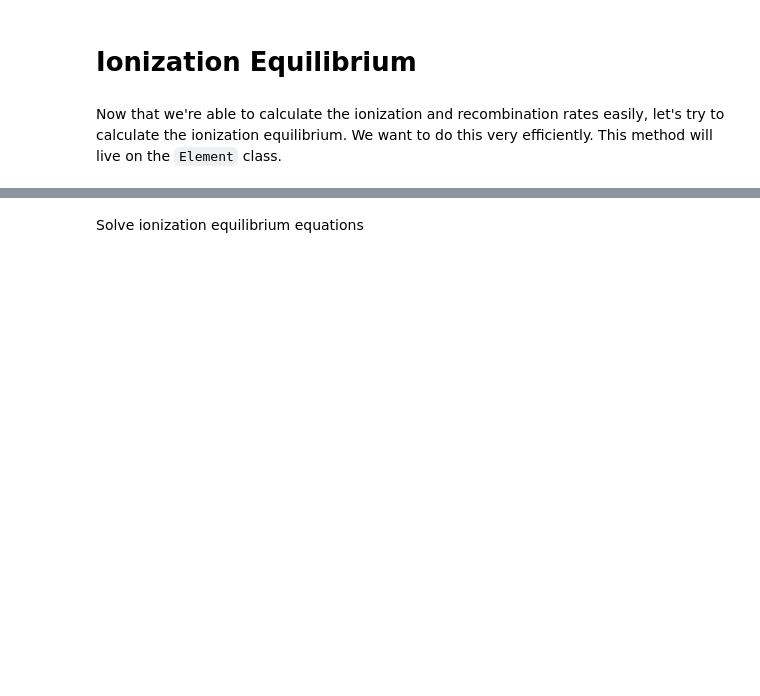
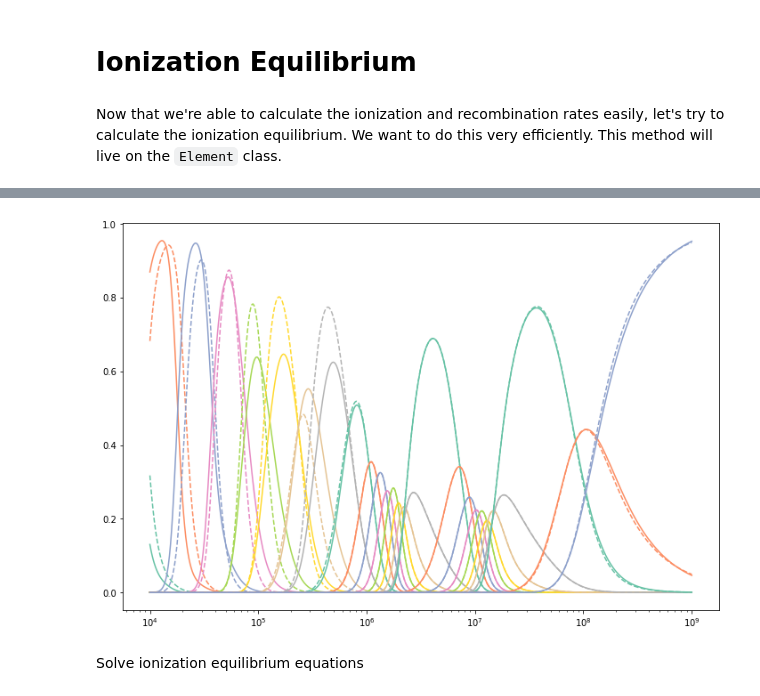
Before and after one commit to wtbarnes/research_notebook, a Jupyter notebook: fiasco/ionization_equilibrium.ipynb, the cells around one changed output, grey strips where cells are left out. Drawn from its saved outputs; the diff is of its cells as text; code cells hidden in the pictures; blank space fills up the shorter version.

```diff
--- a/fiasco/ionization_equilibrium.ipynb
+++ b/fiasco/ionization_equilibrium.ipynb
@@ -23,8 +26,4 @@ import hissw
 # %%
-temperature = np.logspace(4,9,100)*u.K
+temperature = np.logspace(4,9,500)*u.K
 # %%
 el = fiasco.Element('iron',temperature)
-# %%
-for ion in el:
-    plt.plot(el.temperature,ion.ioneq)
-plt.xscale('log')
@@ -32,0 +30,2 @@ plt.xscale('log')
+# %%
+ioneq = el.ionization_equilibrium()
@@ -33,3 +34,13 @@ plt.xscale('log')
+# %%
+plt.figure(figsize=(12,8))
+colors = seaborn.color_palette('Set2',n_colors=el.atomic_number+1)
+for i,ion in enumerate(el):
+    plt.plot(el.temperature,ion.ioneq,color=colors[i],ls='--')
+    plt.plot(el.temperature,ioneq[:,i],color=colors[i])
+plt.xscale('log')
+#plt.xlim([1e6,1e7])
+# %% [output]
+[figure, added]
 # %% [markdown]
 Solve ionization equilibrium equations
 # %%
```
Also changed, not shown: parts of 32 cells of this notebook, 16 other files.
